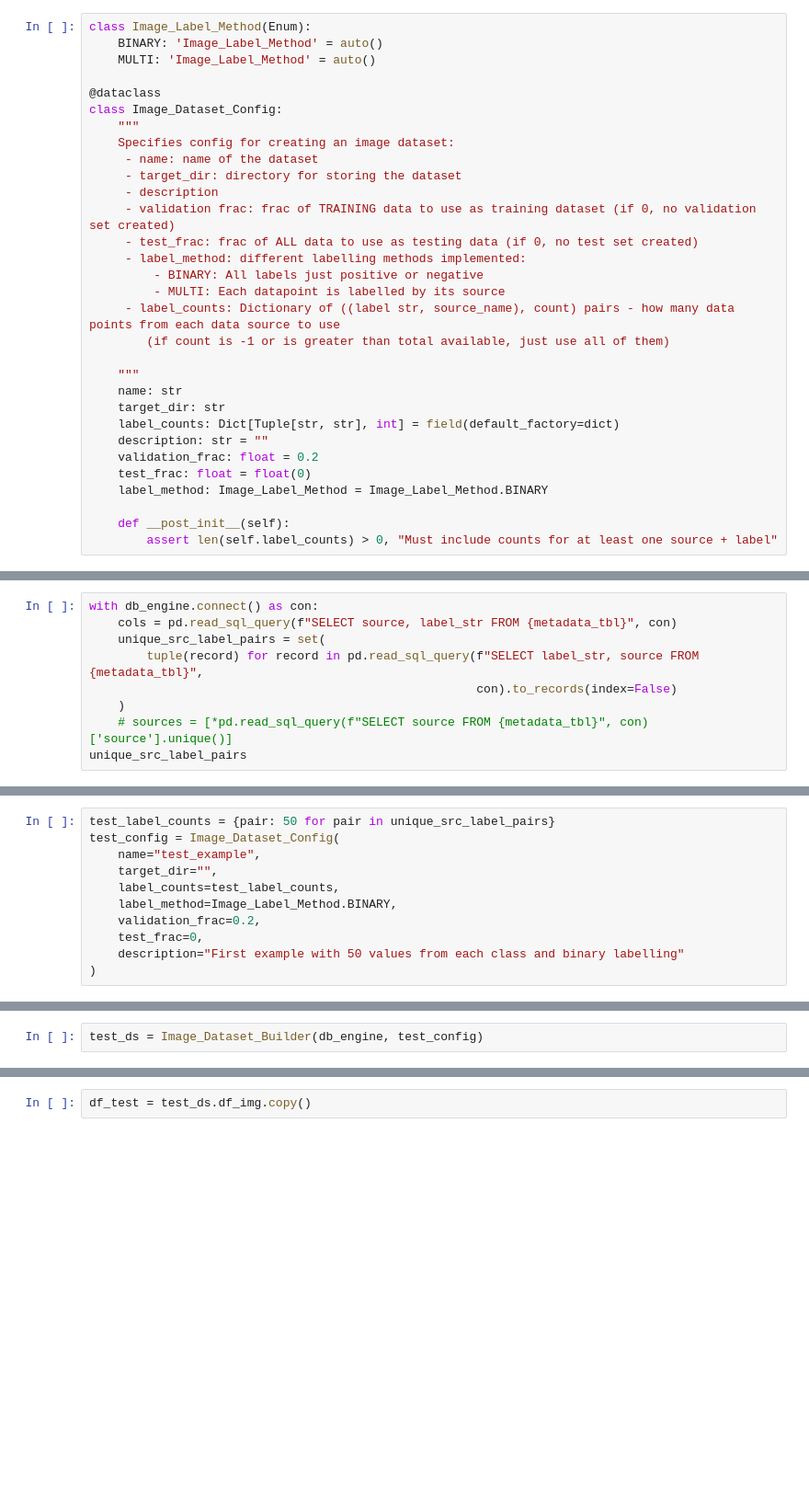
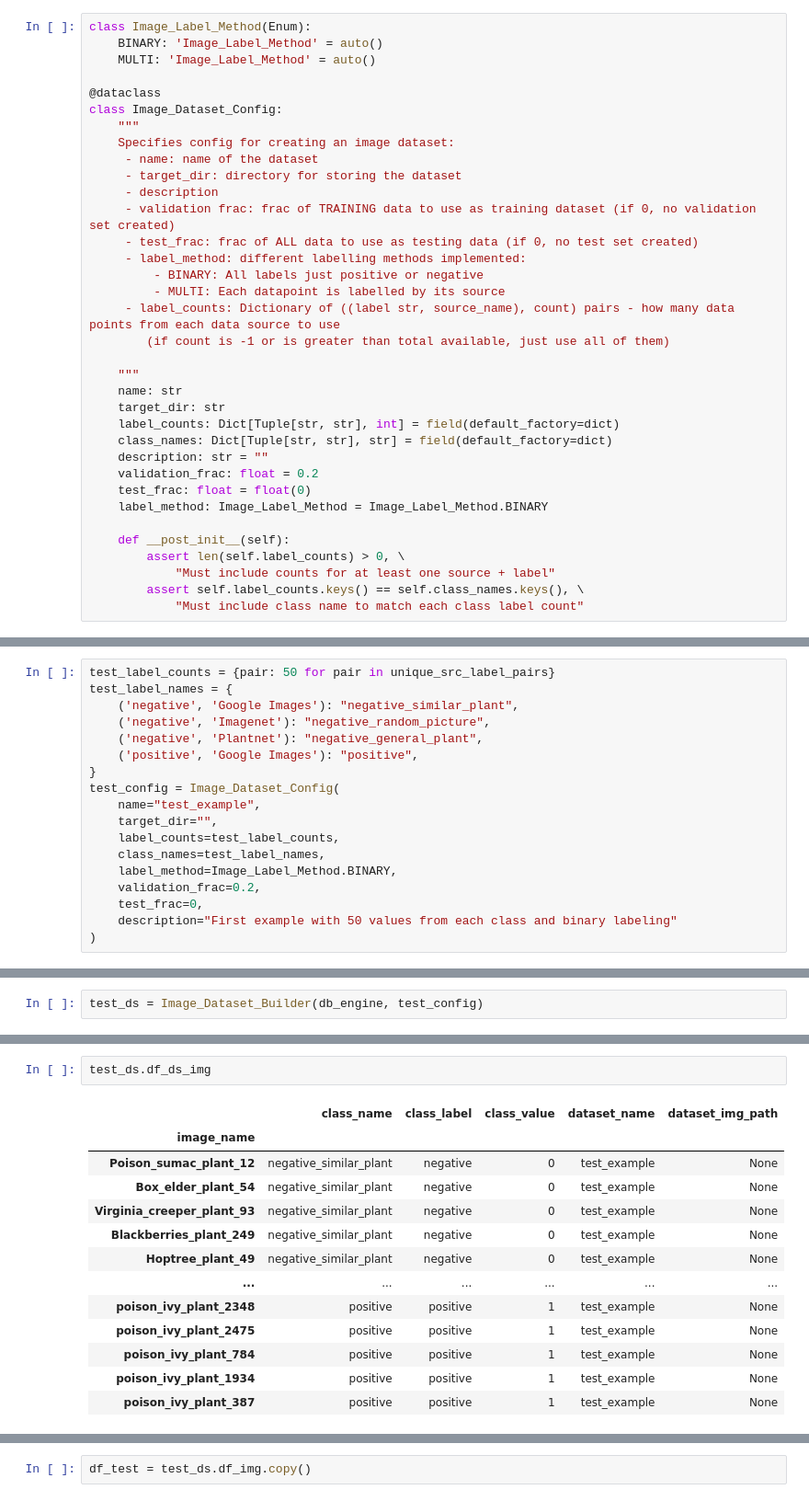
Before and after one commit to KenWronka/poison_ivy_detector, a Jupyter notebook: code/model_pipeline_v1/1.2-stored_images_to_datasets.ipynb, the cells around one changed output, grey strips where cells are left out. Shown: that part at 92% size. Cells and saved outputs as stored; diff of their text form; blank space fills up the shorter version.

Commit message:
created internal dataframes for dataset and dataset images and initial sql query blueprints

```diff
--- a/code/model_pipeline_v1/1.2-stored_images_to_datasets.ipynb
+++ b/code/model_pipeline_v1/1.2-stored_images_to_datasets.ipynb
@@ -56,10 +58,14 @@ class Image_Dataset_Config:
     name: str
     target_dir: str
     label_counts: Dict[Tuple[str, str], int] = field(default_factory=dict)
+    class_names: Dict[Tuple[str, str], str] = field(default_factory=dict)
     description: str = ""
     validation_frac: float = 0.2
     test_frac: float = float(0)
     label_method: Image_Label_Method = Image_Label_Method.BINARY
 
     def __post_init__(self):
-        assert len(self.label_counts) > 0, "Must include counts for at least one source + label"
+        assert len(self.label_counts) > 0, \
+            "Must include counts for at least one source + label"
+        assert self.label_counts.keys() == self.class_names.keys(), \
+            "Must include class name to match each class label count"
@@ -116,9 +71,0 @@ class Image_Dataset_Builder():
-# %%
-with db_engine.connect() as con:
-    cols = pd.read_sql_query(f"SELECT source, label_str FROM {metadata_tbl}", con)
-    unique_src_label_pairs = set(
-        tuple(record) for record in pd.read_sql_query(f"SELECT label_str, source FROM {metadata_tbl}",
-                                                      con).to_records(index=False)
-    )
-    # sources = [*pd.read_sql_query(f"SELECT source FROM {metadata_tbl}", con)['source'].unique()]
-unique_src_label_pairs
@@ -130,11 +225,18 @@ unique_src_label_pairs
 # %%
 test_label_counts = {pair: 50 for pair in unique_src_label_pairs}
+test_label_names = {
+    ('negative', 'Google Images'): "negative_similar_plant",
+    ('negative', 'Imagenet'): "negative_random_picture",
+    ('negative', 'Plantnet'): "negative_general_plant",
+    ('positive', 'Google Images'): "positive",
+}
 test_config = Image_Dataset_Config(
     name="test_example",
     target_dir="",
     label_counts=test_label_counts,
+    class_names=test_label_names,
     label_method=Image_Label_Method.BINARY,
     validation_frac=0.2,
     test_frac=0,
-    description="First example with 50 values from each class and binary labelling"
+    description="First example with 50 values from each class and binary labeling"
 )
@@ -153,0 +256,16 @@ test_ds.df_img.head()
+# %%
+test_ds.df_ds_img
+# %% [output]
+|  | class_name | class_label | class_value | dataset_name | dataset_img_path |
+| image_name |  |  |  |  |  |
+| Poison_sumac_plant_12 | negative_similar_plant | negative | 0 | test_example | None |
+| Box_elder_plant_54 | negative_similar_plant | negative | 0 | test_example | None |
+| Virginia_creeper_plant_93 | negative_similar_plant | negative | 0 | test_example | None |
+| Blackberries_plant_249 | negative_similar_plant | negative | 0 | test_example | None |
+| Hoptree_plant_49 | negative_similar_plant | negative | 0 | test_example | None |
+| ... | ... | ... | ... | ... | ... |
+| poison_ivy_plant_2348 | positive | positive | 1 | test_example | None |
+| poison_ivy_plant_2475 | positive | positive | 1 | test_example | None |
+| poison_ivy_plant_784 | positive | positive | 1 | test_example | None |
+| poison_ivy_plant_1934 | positive | positive | 1 | test_example | None |
+| poison_ivy_plant_387 | positive | positive | 1 | test_example | None |
```
Also changed, not shown: parts of 13 cells of this notebook.
